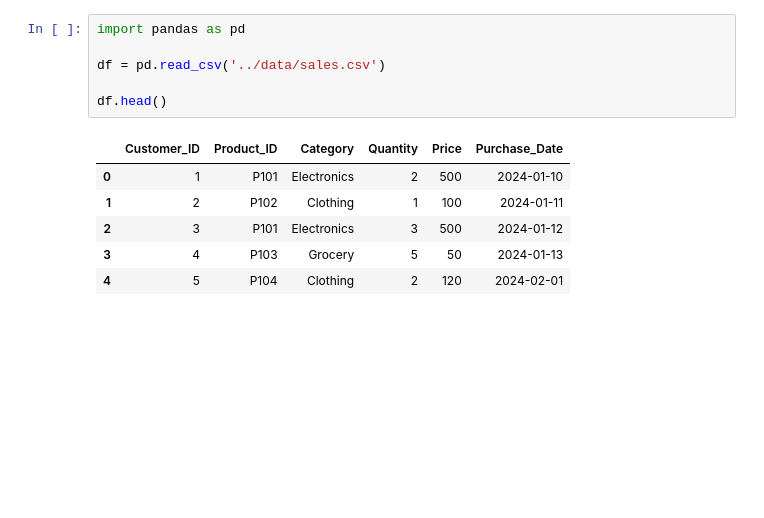
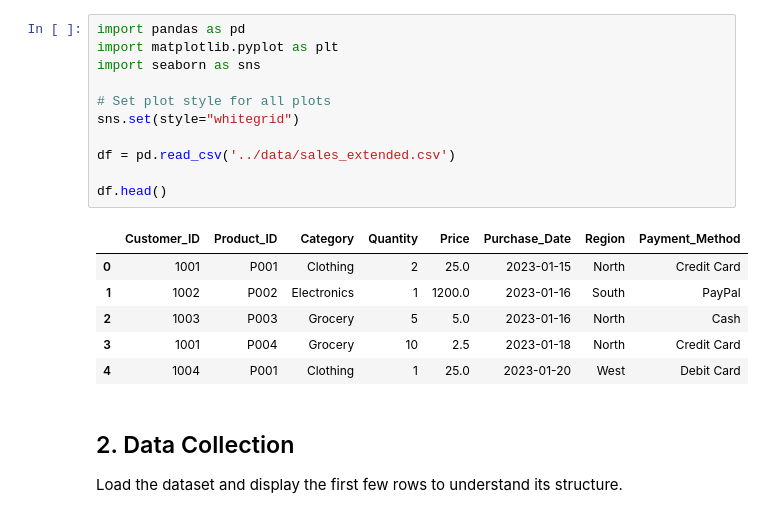
Before and after one commit to Jk2006k/S65-0326-Compile-AppliedDataScience, a Jupyter notebook: notebooks/analysis.ipynb, the cells around one changed output. Saved outputs shown, nothing was run; the diff lists cells and outputs as text; blank space fills up the shorter version.

```diff
--- a/notebooks/analysis.ipynb
+++ b/notebooks/analysis.ipynb
@@ -1,14 +6,22 @@
 # %%
 import pandas as pd
+import matplotlib.pyplot as plt
+import seaborn as sns
 
-df = pd.read_csv('../data/sales.csv')
+# Set plot style for all plots
+sns.set(style="whitegrid")
+
+df = pd.read_csv('../data/sales_extended.csv')
 
 df.head()
 # %% [output]
-|  | Customer_ID | Product_ID | Category | Quantity | Price | Purchase_Date |
-| 0 | 1 | P101 | Electronics | 2 | 500 | 2024-01-10 |
-| 1 | 2 | P102 | Clothing | 1 | 100 | 2024-01-11 |
-| 2 | 3 | P101 | Electronics | 3 | 500 | 2024-01-12 |
-| 3 | 4 | P103 | Grocery | 5 | 50 | 2024-01-13 |
-| 4 | 5 | P104 | Clothing | 2 | 120 | 2024-02-01 |
+|  | Customer_ID | Product_ID | Category | Quantity | Price | Purchase_Date | Region | Payment_Method |
+| 0 | 1001 | P001 | Clothing | 2 | 25.0 | 2023-01-15 | North | Credit Card |
+| 1 | 1002 | P002 | Electronics | 1 | 1200.0 | 2023-01-16 | South | PayPal |
+| 2 | 1003 | P003 | Grocery | 5 | 5.0 | 2023-01-16 | North | Cash |
+| 3 | 1001 | P004 | Grocery | 10 | 2.5 | 2023-01-18 | North | Credit Card |
+| 4 | 1004 | P001 | Clothing | 1 | 25.0 | 2023-01-20 | West | Debit Card |
+# %% [markdown]
+## 2. Data Collection
+Load the dataset and display the first few rows to understand its structure.
 # %%
```
Also changed, not shown: parts of 33 cells of this notebook, 10 other files.
